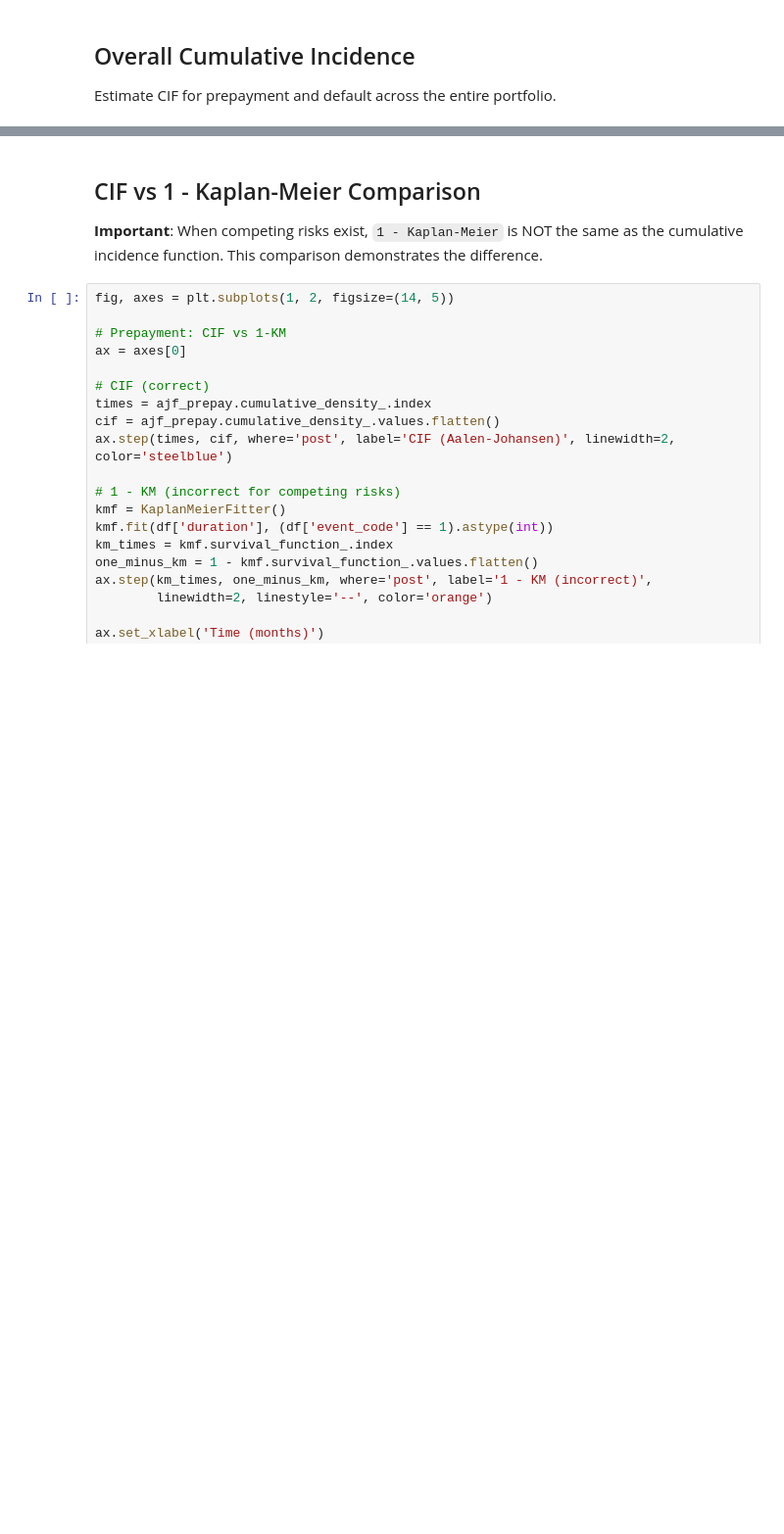
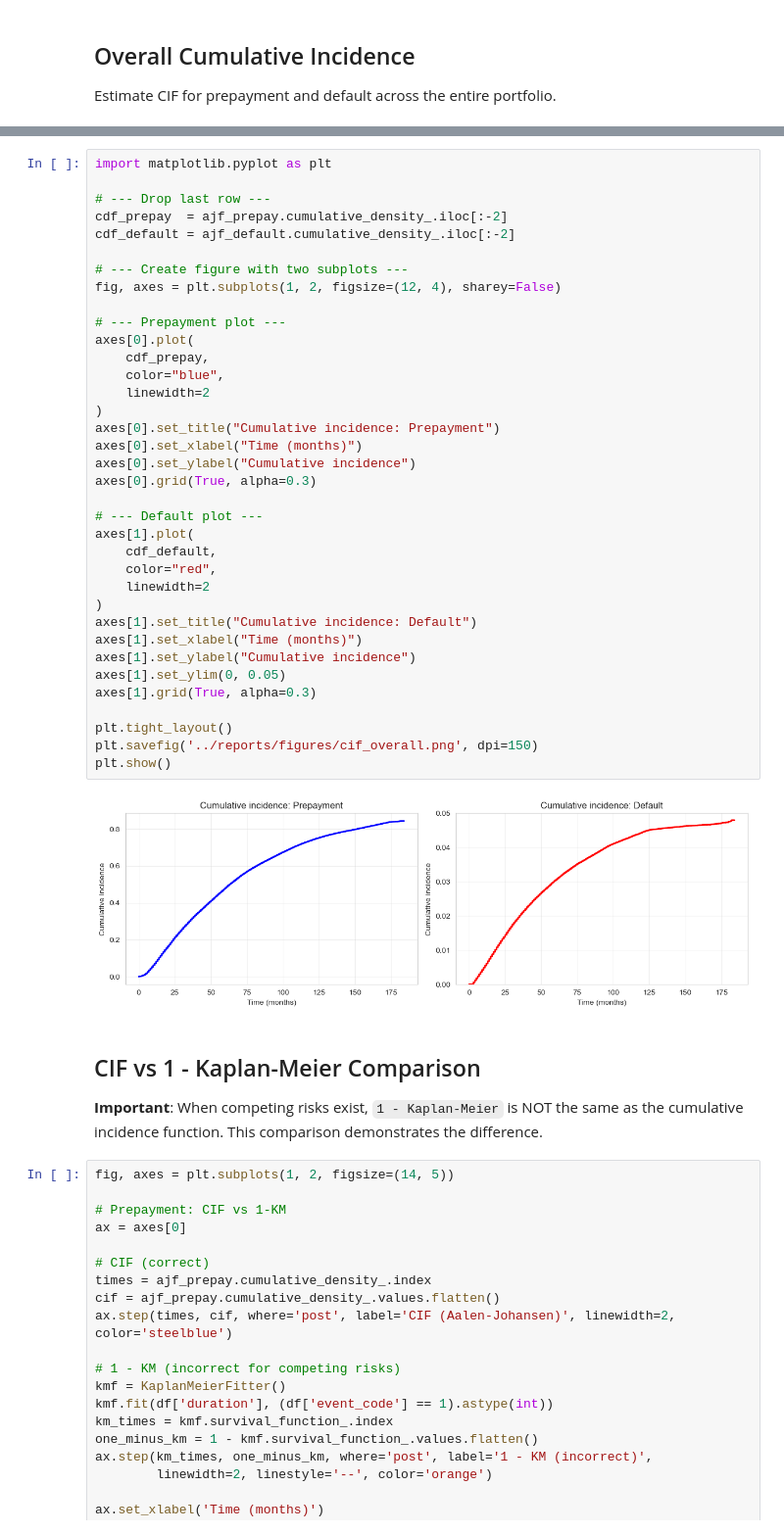
Before and after one commit to bronsbar/freddie-mac-survival-analysis, a Jupyter notebook: notebooks/04_nonparametric_cif.ipynb, the cells around one changed output, grey strips where cells are left out. Shown at 98% size. Cells and saved outputs as stored; diff of their text form; blank space fills up the shorter version.

```diff
--- a/notebooks/04_nonparametric_cif.ipynb
+++ b/notebooks/04_nonparametric_cif.ipynb
@@ -129,3 +161,41 @@ plt.show()
+# %%
+import matplotlib.pyplot as plt
+
+# --- Drop last row ---
+cdf_prepay  = ajf_prepay.cumulative_density_.iloc[:-2]
+cdf_default = ajf_default.cumulative_density_.iloc[:-2]
+
+# --- Create figure with two subplots ---
+fig, axes = plt.subplots(1, 2, figsize=(12, 4), sharey=False)
+
+# --- Prepayment plot ---
+axes[0].plot(
+    cdf_prepay,
+    color="blue",
+    linewidth=2
+)
+axes[0].set_title("Cumulative incidence: Prepayment")
+axes[0].set_xlabel("Time (months)")
+axes[0].set_ylabel("Cumulative incidence")
+axes[0].grid(True, alpha=0.3)
+
+# --- Default plot ---
+axes[1].plot(
+    cdf_default,
+    color="red",
+    linewidth=2
+)
+axes[1].set_title("Cumulative incidence: Default")
+axes[1].set_xlabel("Time (months)")
+axes[1].set_ylabel("Cumulative incidence")
+axes[1].set_ylim(0, 0.05)
+axes[1].grid(True, alpha=0.3)
+
+plt.tight_layout()
+plt.savefig('../reports/figures/cif_overall.png', dpi=150)
+plt.show()
+# %% [output]
+[figure, added]
 # %% [markdown]
 ## CIF vs 1 - Kaplan-Meier Comparison
 
```
Also changed, not shown: parts of 8 cells of this notebook, 41 other files.
